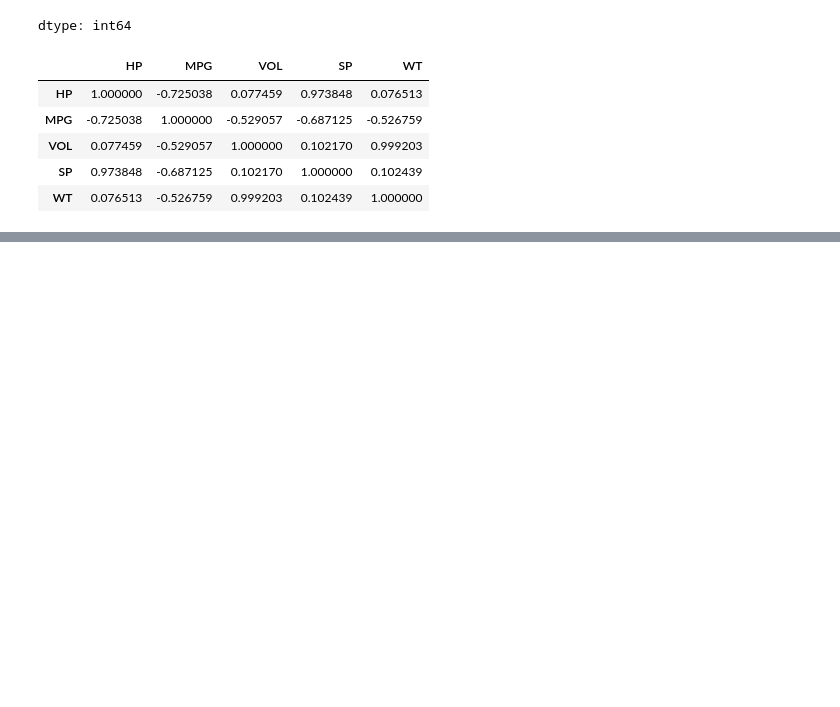
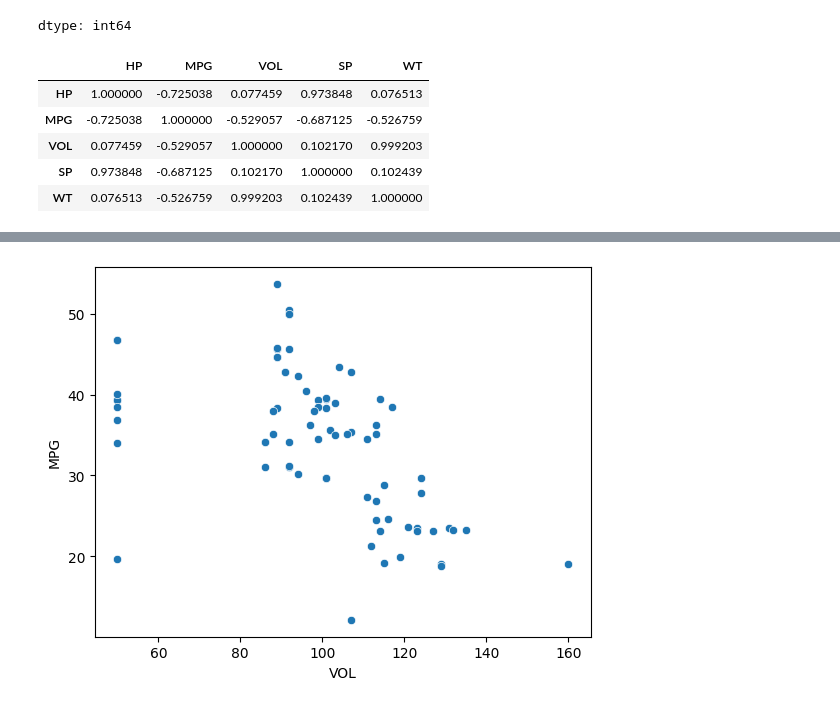
Before and after one commit to Tony-47/training, a Jupyter notebook: day_21.ipynb, the cells around one changed output, grey strips where cells are left out. Saved outputs shown, nothing was run; the diff lists cells and outputs as text; code cells hidden in the pictures; blank space fills up the shorter version.

```diff
--- a/day_21.ipynb
+++ b/day_21.ipynb
@@ -54,0 +81,5 @@ cars.corr()
+# %%
+sns.scatterplot(x=cars['VOL'],y=cars['MPG'])
+plt.show()
+# %% [output]
+[figure, added]
```
Also changed, not shown: parts of 5 cells of this notebook.
